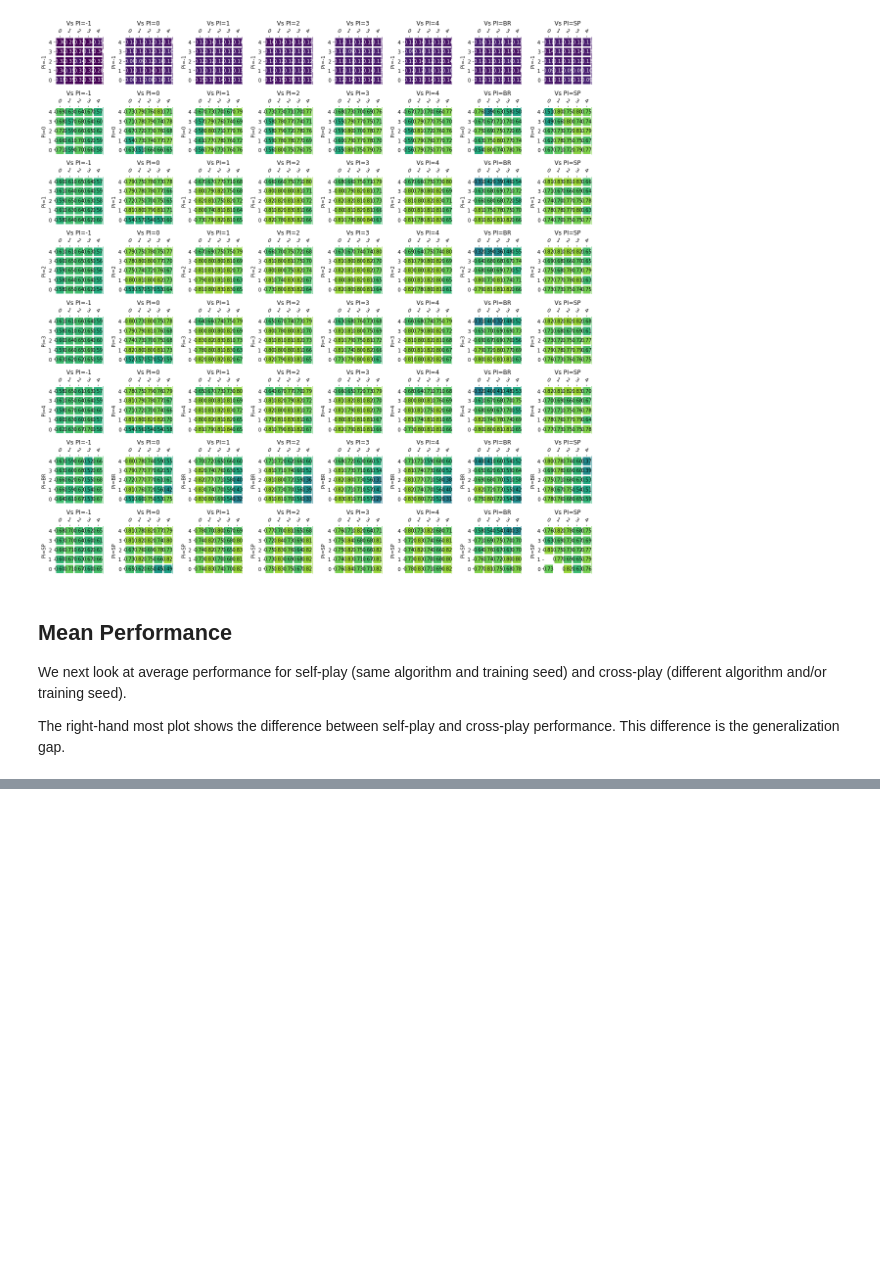
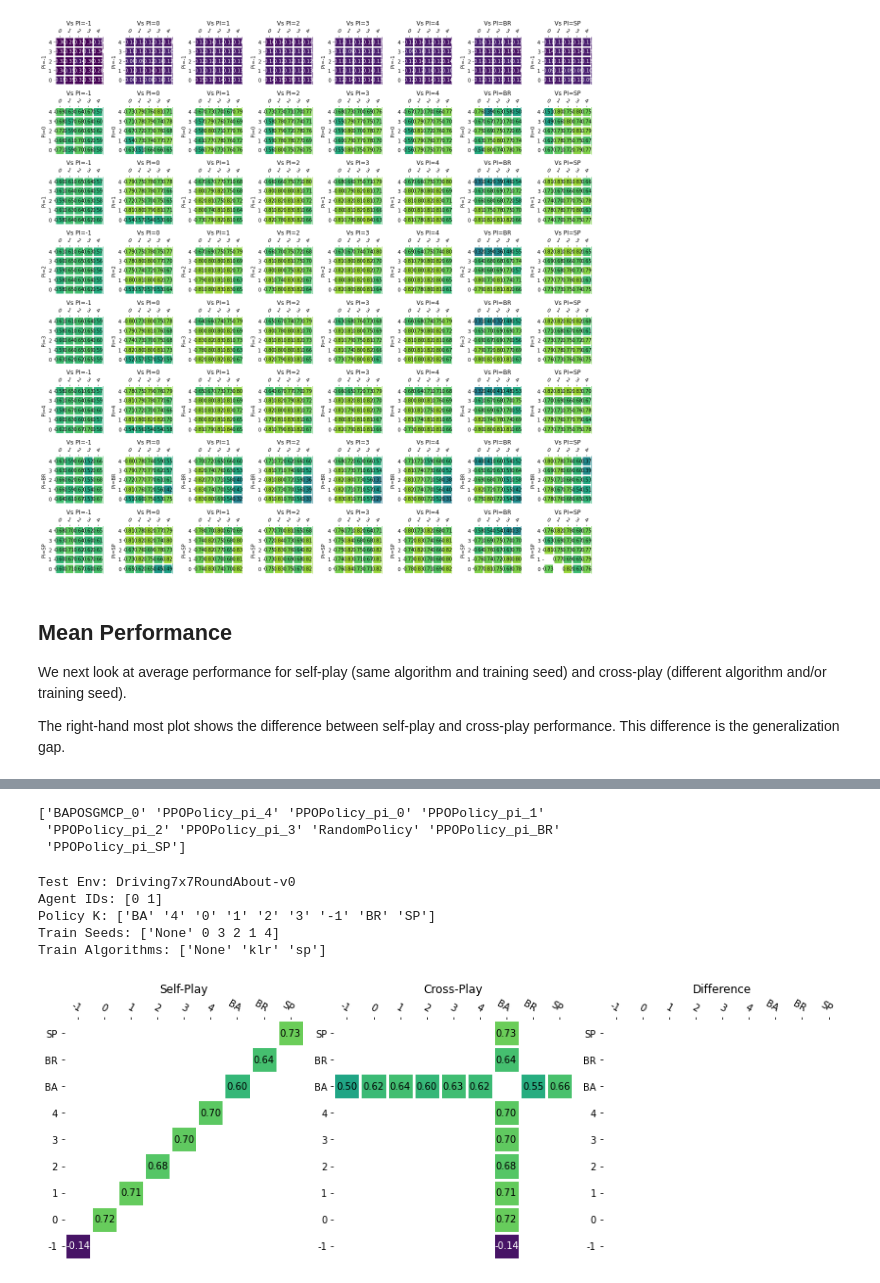
Before and after one commit to Jjschwartz/potmmcp, a Jupyter notebook: experiments/Driving/pairwise_analysis_v2.ipynb, the cells around one changed output, grey strips where cells are left out. Drawn from its saved outputs; the diff is of its cells as text; code cells hidden in the pictures; blank space fills up the shorter version.

```diff
--- a/experiments/Driving/pairwise_analysis_v2.ipynb
+++ b/experiments/Driving/pairwise_analysis_v2.ipynb
@@ -439,0 +447,8 @@ plt.show()
+# %%
+ba_results_dir_name = 'baposgmcp_numsims=[8]_2022-05-30 04:17:55.543743'
+ba_results_file = osp.join(exp_utils.EXP_RESULTS_DIR, ba_results_dir_name, "compiled_results.csv")
+ba_df = pandas.read_csv(ba_results_file)
+
+ba_df = ba_df.drop(columns_to_drop, axis=1)
+ba_df = add_95CI(ba_df)
+ba_df.columns
@@ -439,0 +471,51 @@ plt.show()
+# %%
+ba_df["K"] = ba_df.apply(get_k, axis=1)
+ba_df["train_seed"] = ba_df.apply(get_train_seed, axis=1)
+ba_df["train_alg"] = ba_df.apply(get_train_alg, axis=1)
+ba_df["policy_dir"].unique()
+
+print(ba_df["policy_name"].unique())
+# %% [output]
+['BAPOSGMCP_0' 'PPOPolicy_pi_4' 'PPOPolicy_pi_0' 'PPOPolicy_pi_1'
+ 'PPOPolicy_pi_2' 'PPOPolicy_pi_3' 'RandomPolicy' 'PPOPolicy_pi_BR'
+ 'PPOPolicy_pi_SP']
+# %%
+# some sanity tests
+test_envs = ba_df["env_name"].unique()
+assert len(test_envs) == 1
+test_env = test_envs[0]
+
+agent_ids = ba_df["agent_id"].unique()
+agent_ids.sort()
+assert len(agent_ids) == 2
+agent_0_id = agent_ids[0]
+agent_1_id = agent_ids[1]
+
+print("Test Env:", test_env)
+print("Agent IDs:", agent_ids)
+print("Policy K:", ba_df["K"].unique())
+print("Train Seeds:", ba_df["train_seed"].unique())
+print("Train Algorithms:", ba_df["train_alg"].unique())
+# %% [output]
+Test Env: Driving7x7RoundAbout-v0
+Agent IDs: [0 1]
+Policy K: ['BA' '4' '0' '1' '2' '3' '-1' 'BR' 'SP']
+Train Seeds: ['None' 0 3 2 1 4]
+Train Algorithms: ['None' 'klr' 'sp']
+# %%
+policy_ids, sp_pw_returns, xp_pw_returns = get_all_pw_mean_returns(ba_df)
+
+fig, axs = plt.subplots(nrows=1, ncols=3, figsize=(12, 8))
+plot_pw_heatmap(axs[0], (policy_ids, policy_ids), sp_pw_returns, title=f"Self-Play")
+plot_pw_heatmap(axs[1], (policy_ids, policy_ids), xp_pw_returns, title=f"Cross-Play")
+
+pw_diff = sp_pw_returns - xp_pw_returns
+plot_pw_heatmap(
+    axs[2], (policy_ids, policy_ids), pw_diff, title=f"Difference", vrange=(np.nanmin(pw_diff), np.nanmax(pw_diff))
+)
+
+fig.tight_layout()
+# fig.savefig(osp.join(exp_utils.EXP_BASE_DIR, "figures", "pw_rl_performance.png"))
+plt.show()
+# %% [output]
+[figure, added]
```
Also changed, not shown: parts of 6 cells of this notebook, 6 other files.
